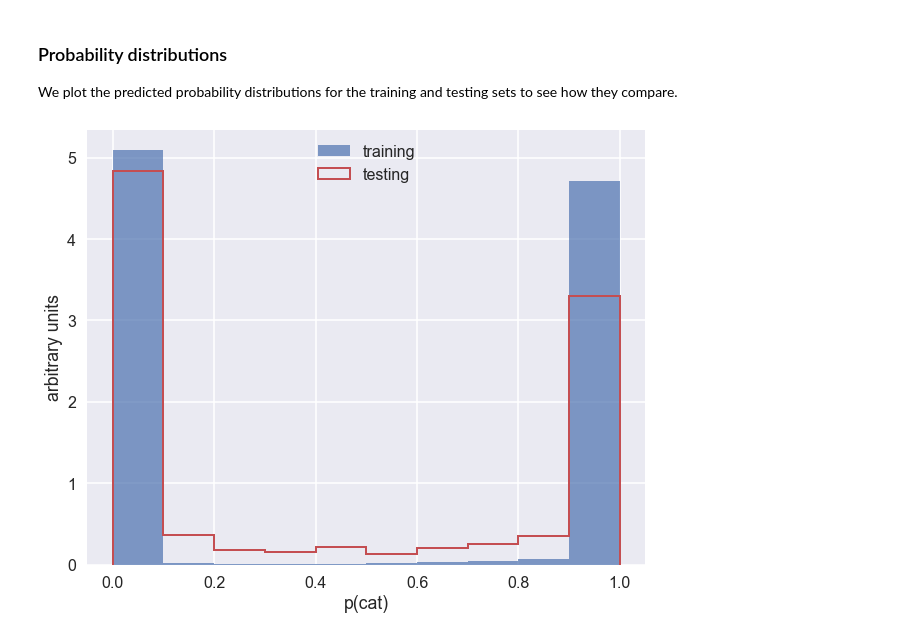
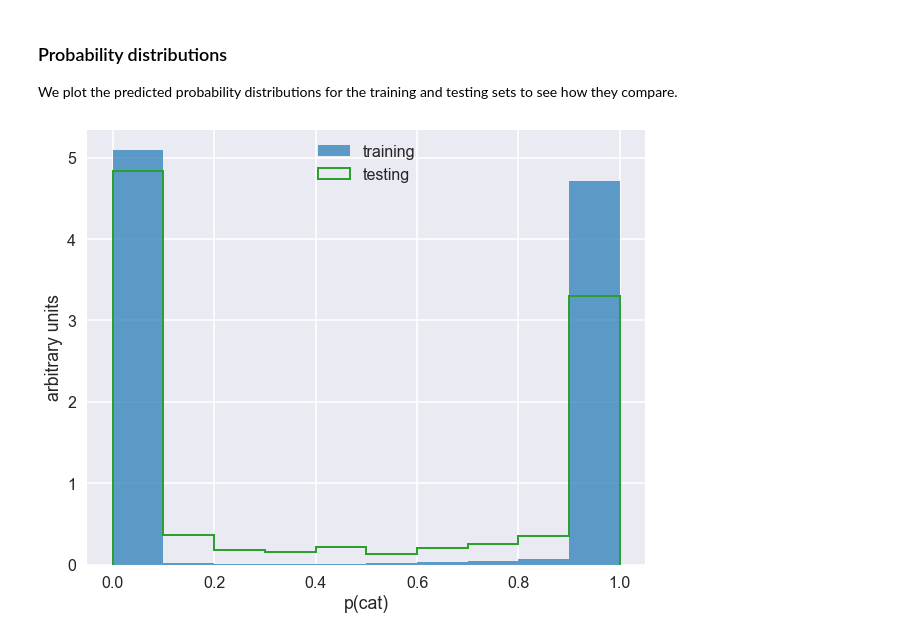
Before and after one commit to mattmeehan/catdog, a Jupyter notebook: cat_classifier.ipynb, the cells around one changed output. Saved outputs shown, nothing was run; the diff lists cells and outputs as text; code cells hidden in the pictures.

Commit message:
fixed y_test_probs variable name

```diff
--- a/cat_classifier.ipynb
+++ b/cat_classifier.ipynb
@@ -122,6 +125,6 @@ You can easily load saved weights. First, compile the model and then load the we
 # %%
 weights_file = 'trained_weights.h5'
-model.save(weights_file)
+model.load_weights(weights_file)
 # %% [markdown]
 ## Evaluate model performance
 Now that we have a trained model, we can use it make predictions on the testing set.
@@ -177,12 +180,12 @@ y_probs_train = model.predict(x_train)
 # %%
 # Plot normalized historgams of cat probabilities for each set
 fig, ax = plt.subplots()
 ax.hist(y_probs_train[:,0], density=True, alpha=.7, label='training')
-ax.hist(y_probs[:,0], density=True, histtype='step', lw=2, color='C2', label='testing')
+ax.hist(y_probs_test[:,0], density=True, histtype='step', lw=2, color='C2', label='testing')
 
 ax.set_xlabel('p(cat)')
 ax.set_ylabel('arbitrary units')
 ax.legend(loc='upper center')
 ax.grid()
 # %% [output]
-[figure, old version]
+[figure, new version]
```
Also changed, not shown: parts of 3 cells of this notebook.
